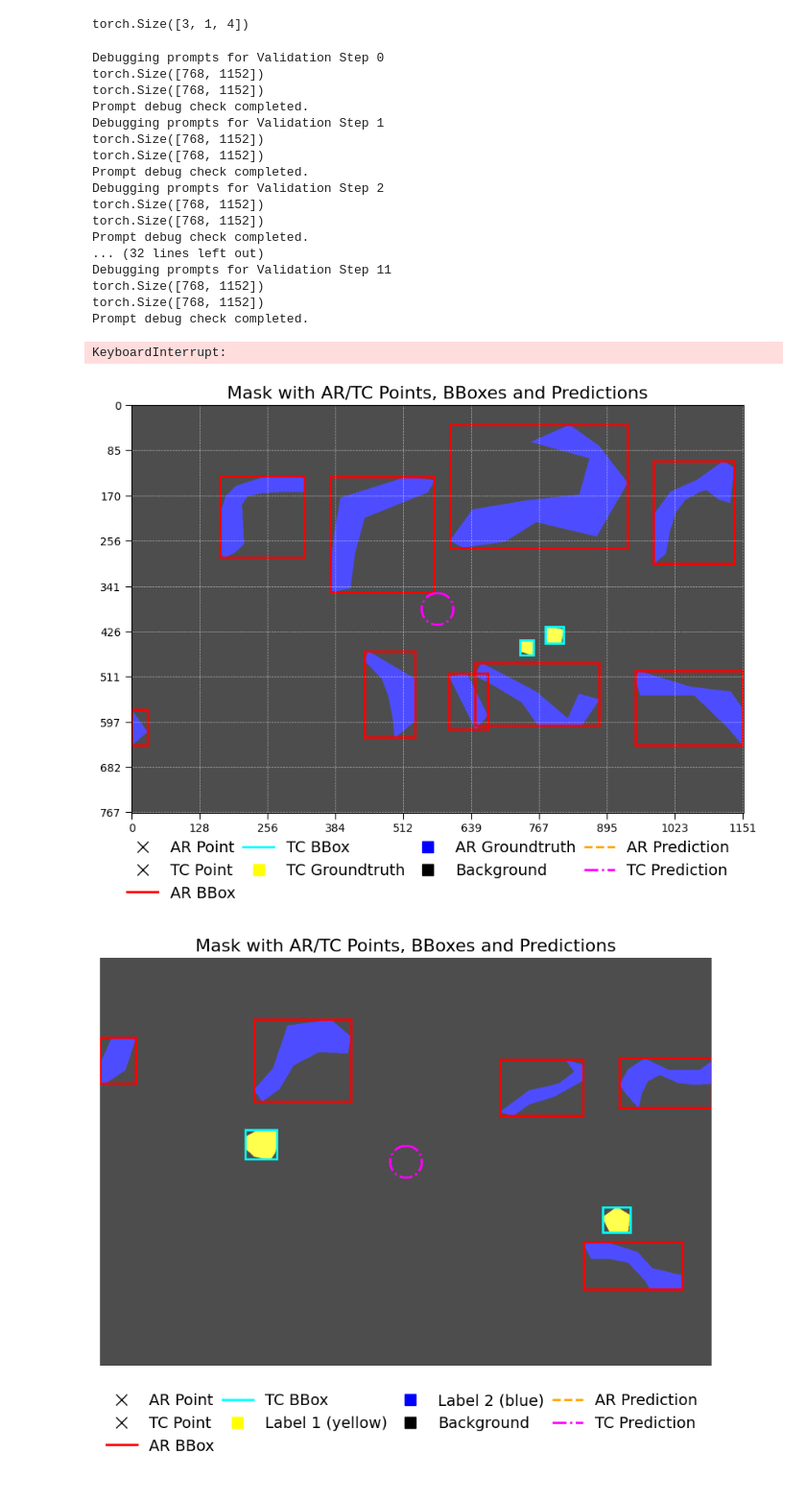
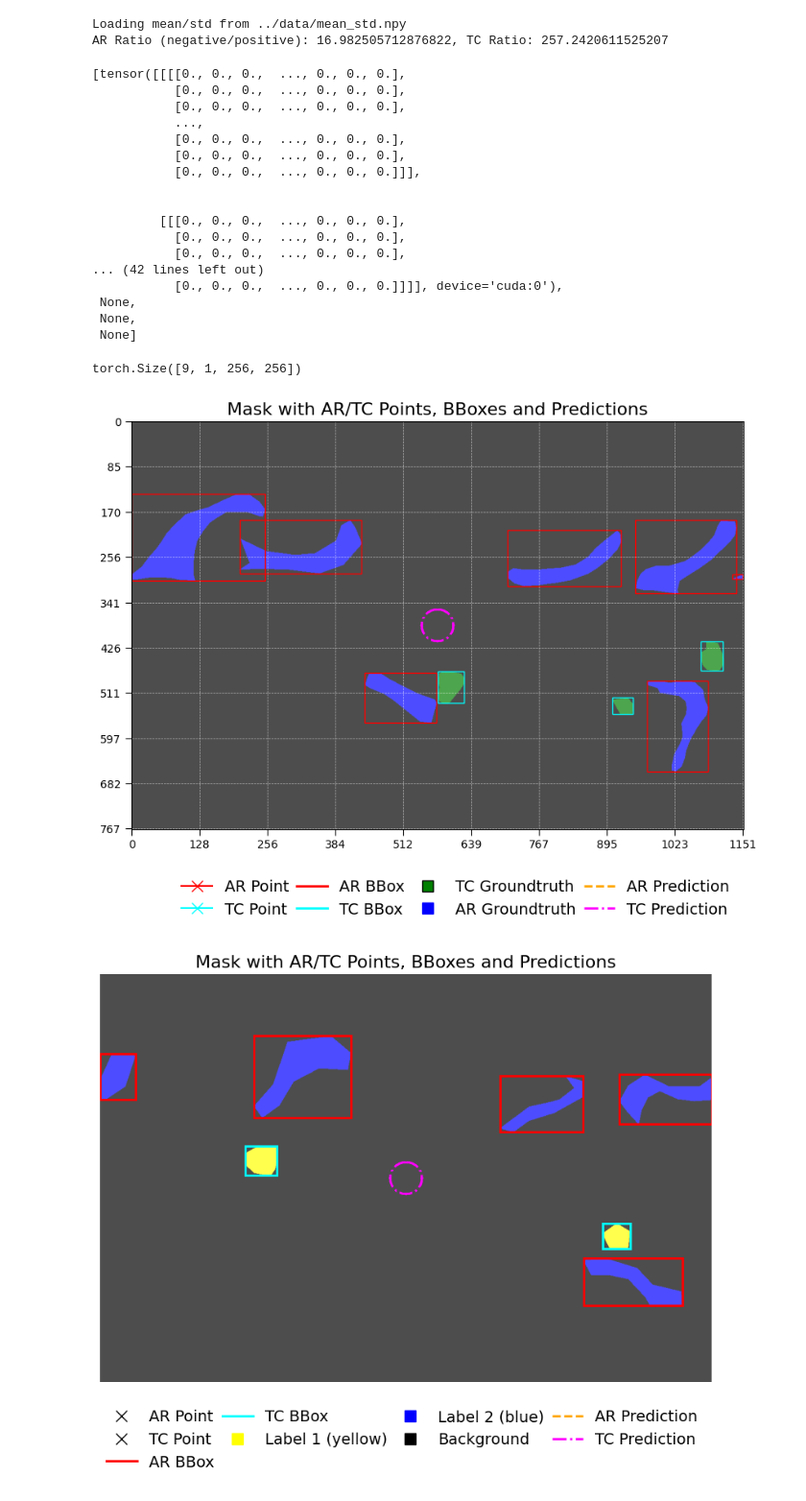
Before and after one commit to thangible/ClimateSAM, a Jupyter notebook: dataset_exploration.ipynb, the cells around one changed output. Shown at 96% size. Cells and saved outputs as stored; diff of their text form; code cells hidden in the pictures.

Commit message:
uses mask prompts

```diff
--- a/dataset_exploration.ipynb
+++ b/dataset_exploration.ipynb
@@ -21,7 +21,7 @@ device, local_rank = setup_device_and_distributed(0)
 
 data_dir = "../data/"
 val_dataset = ClimateDataset(
-        data_dir=data_dir, train_flag=False, transforms=None
+        data_dir=data_dir, train_flag=True, transforms=None
     )
 val_collate_fn = val_dataset.collate_fn
 debug_size = 10
@@ -43,6 +43,9 @@ def worker_init_fn(worker_id: int, base_seed: int, same_worker_seed: bool = True
 
 
 val_dataloader = DataLoader(
-        dataset=val_dataset, batch_size=2, shuffle=False, num_workers=0,
-        drop_last=False, collate_fn=val_collate_fn, worker_init_fn=partial(worker_init_fn, base_seed=3407)
+        dataset=val_dataset, batch_size=4, shuffle=False, num_workers=0,
+        drop_last=False, collate_fn=val_collate_fn
     )
+# %% [output]
+Loading mean/std from ../data/mean_std.npy
+AR Ratio (negative/positive): 16.982505712876822, TC Ratio: 257.2420611525207
@@ -270,62 +52,77 @@ def prompt_debug(batch, text, max_x=1152, max_y=768):
-# %%
-tc_bbox[0].shape
-# %% [output]
-torch.Size([3, 1, 4])
+# %%
+import matplotlib.pyplot as plt
+from train_util import plot_mask_with_points_and_bbox
+from train_util import batch_to_cuda
+for val_step, batch in enumerate(val_dataloader):
+    batch = batch_to_cuda(batch, device)
+    ar_mask_prompt = batch['ar_mask_prompts']
+    tc_mask_prompt = batch['tc_mask_prompts']
+
+    break
+ar_mask_prompt
+# %% [output]
+[tensor([[[[0., 0., 0.,  ..., 0., 0., 0.],
+           [0., 0., 0.,  ..., 0., 0., 0.],
+           [0., 0., 0.,  ..., 0., 0., 0.],
+           ...,
+           [0., 0., 0.,  ..., 0., 0., 0.],
+           [0., 0., 0.,  ..., 0., 0., 0.],
+           [0., 0., 0.,  ..., 0., 0., 0.]]],
+
+
+         [[[0., 0., 0.,  ..., 0., 0., 0.],
+           [0., 0., 0.,  ..., 0., 0., 0.],
+           [0., 0., 0.,  ..., 0., 0., 0.],
+... (42 lines left out)
+           [0., 0., 0.,  ..., 0., 0., 0.]]]], device='cuda:0'),
+ None,
+ None,
+ None]
+# %%
+ar_mask_prompt[0].shape
+# %% [output]
+torch.Size([9, 1, 256, 256])
 # %%
 import matplotlib.pyplot as plt
+from train_util import plot_mask_with_points_and_bbox
 from train_util import batch_to_cuda
 for val_step, batch in enumerate(val_dataloader):
     batch = batch_to_cuda(batch, device)
     ar_points = batch['ar_point_prompts'] #tuple of (list of (batch, num_points, 2) tensor or None, list of 1)
     tc_points = batch['tc_point_prompts'] #tuple of (list of (batch, num_points, 2) tensor or None, lsit of 1)
     ar_bbox = batch['ar_bbox_prompts']  # list of (batch, num_boxes, 1, 4) tensor or None
     tc_bbox = batch['tc_bbox_prompts']  # list of (batch, num_boxes, 1, 4) tensor or None
     mask = batch['gt_mask']
 
-    prompt_debug(batch, text=f"Validation Step {val_step}")
     # if ar_points is not None:
     #     print(len(ar_bbox))
     #     print(ar_bbox)
     #     print(ar_bbox[0].shape)
     mask = mask[0]  # (H, W)
     ar_points_0 = batch['ar_point_prompts'][0]
     tc_points_0 = batch['tc_point_prompts'][0]
     ar_bbox_0 = batch['ar_bbox_prompts'][0]
     tc_bbox_0 = batch['tc_bbox_prompts'][0]
 
 
 
     tc_pred_mask = torch.zeros_like(mask)
     center_y, center_x = tc_pred_mask.shape[0] // 2, tc_pred_mask.shape[1] // 2
     radius = 30
     Y, X = torch.meshgrid(torch.arange(tc_pred_mask.shape[0]), torch.arange(tc_pred_mask.shape[1]), indexing='ij')
     dist = (X - center_x) ** 2 + (Y - center_y) ** 2
     tc_pred_mask[dist <= radius ** 2] = 1
     ar_pred_mask = torch.zeros_like(mask)  # Dummy prediction mask for AR
 
 
 
     fig = plot_mask_with_points_and_bbox(mask, ar_points_0, tc_points_0, ar_bbox_0, tc_bbox_0, tc_pred_mask, ar_pred_mask, radius=8, save_path=f'exp/debug/val_step_{val_step}.png', axis =True)
+
+    break
+
+fig
 # %% [output]
-Debugging prompts for Validation Step 0
-torch.Size([768, 1152])
-torch.Size([768, 1152])
-Prompt debug check completed.
-Debugging prompts for Validation Step 1
-torch.Size([768, 1152])
-torch.Size([768, 1152])
-Prompt debug check completed.
-Debugging prompts for Validation Step 2
-torch.Size([768, 1152])
-torch.Size([768, 1152])
-Prompt debug check completed.
-... (32 lines left out)
-Debugging prompts for Validation Step 11
-torch.Size([768, 1152])
-torch.Size([768, 1152])
-Prompt debug check completed.
-KeyboardInterrupt:
-[figure, old version]
+[figure, new version]
 # %%
 fig
 # %% [output]
```
Also changed, not shown: parts of 2 cells of this notebook, 3 other files.
